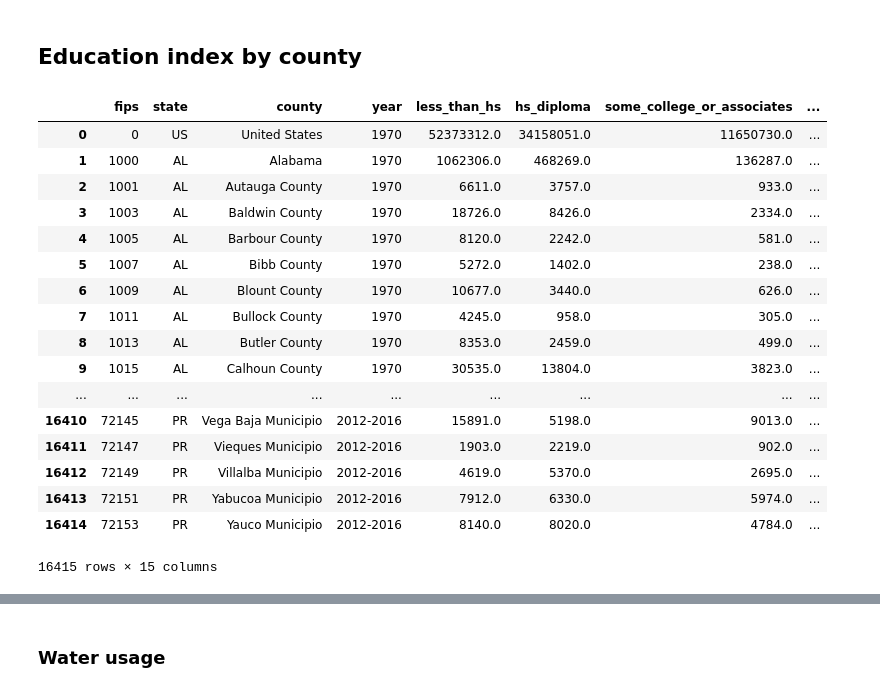
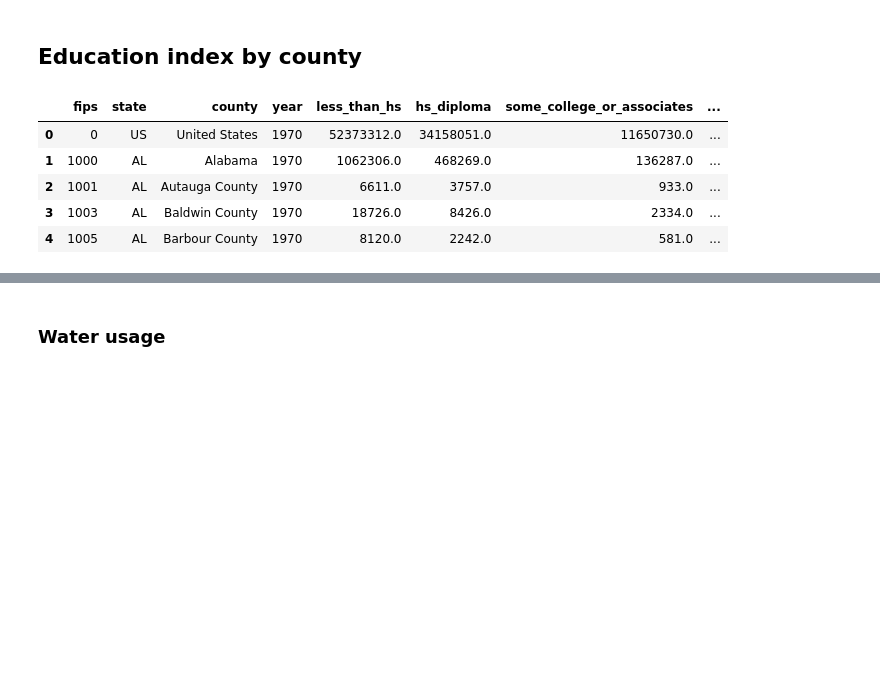
Before and after one commit to Arnaud15/Datathon, a Jupyter notebook: Arnaud.ipynb, the cells around one changed output, grey strips where cells are left out. Saved outputs shown, nothing was run; the diff lists cells and outputs as text; code cells hidden in the pictures; blank space fills up the shorter version.

```diff
--- a/Arnaud.ipynb
+++ b/Arnaud.ipynb
@@ -98,26 +74,14 @@ Length: 3219, dtype: float64
 # %% [markdown]
 ## Education index by county
 # %%
-data_education
+data_education.head()
 # %% [output]
 |  | fips | state | county | year | less_than_hs | hs_diploma | some_college_or_associates | ... |
 | 0 | 0 | US | United States | 1970 | 52373312.0 | 34158051.0 | 11650730.0 | ... |
 | 1 | 1000 | AL | Alabama | 1970 | 1062306.0 | 468269.0 | 136287.0 | ... |
 | 2 | 1001 | AL | Autauga County | 1970 | 6611.0 | 3757.0 | 933.0 | ... |
 | 3 | 1003 | AL | Baldwin County | 1970 | 18726.0 | 8426.0 | 2334.0 | ... |
 | 4 | 1005 | AL | Barbour County | 1970 | 8120.0 | 2242.0 | 581.0 | ... |
-| 5 | 1007 | AL | Bibb County | 1970 | 5272.0 | 1402.0 | 238.0 | ... |
-| 6 | 1009 | AL | Blount County | 1970 | 10677.0 | 3440.0 | 626.0 | ... |
-| 7 | 1011 | AL | Bullock County | 1970 | 4245.0 | 958.0 | 305.0 | ... |
-| 8 | 1013 | AL | Butler County | 1970 | 8353.0 | 2459.0 | 499.0 | ... |
-| 9 | 1015 | AL | Calhoun County | 1970 | 30535.0 | 13804.0 | 3823.0 | ... |
-| ... | ... | ... | ... | ... | ... | ... | ... | ... |
-| 16410 | 72145 | PR | Vega Baja Municipio | 2012-2016 | 15891.0 | 5198.0 | 9013.0 | ... |
-| 16411 | 72147 | PR | Vieques Municipio | 2012-2016 | 1903.0 | 2219.0 | 902.0 | ... |
-| 16412 | 72149 | PR | Villalba Municipio | 2012-2016 | 4619.0 | 5370.0 | 2695.0 | ... |
-| 16413 | 72151 | PR | Yabucoa Municipio | 2012-2016 | 7912.0 | 6330.0 | 5974.0 | ... |
-| 16414 | 72153 | PR | Yauco Municipio | 2012-2016 | 8140.0 | 8020.0 | 4784.0 | ... |
-16415 rows × 15 columns
 # %%
 data_education['avg_higher_education_years'] = (data_education['pct_less_than_hs'] * (-3) + data_education['pct_hs_diploma'] * 0. + data_education['pct_college_or_associates']*3. + data_education['pct_college_bachelors_or_higher']*4.)/100.
 # %%
```
Also changed, not shown: parts of 27 cells of this notebook.
